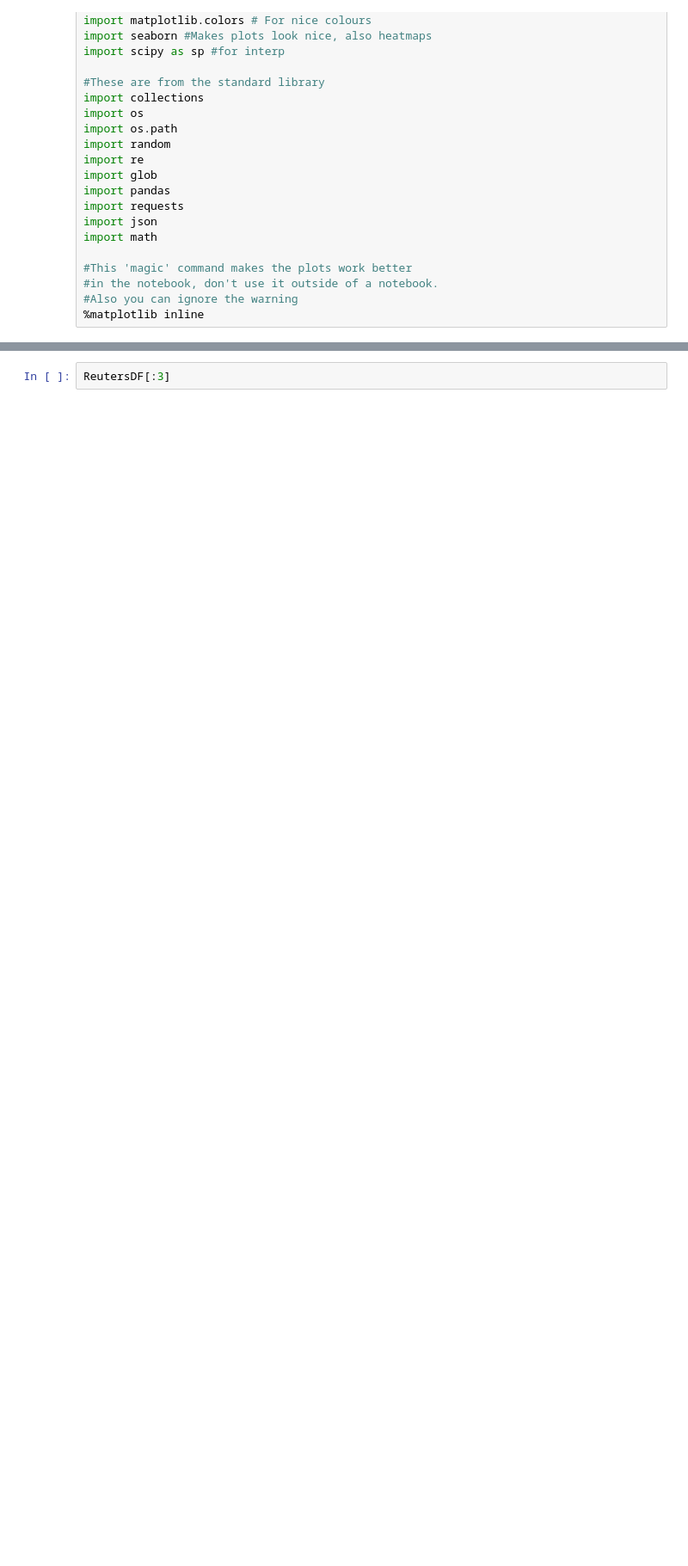
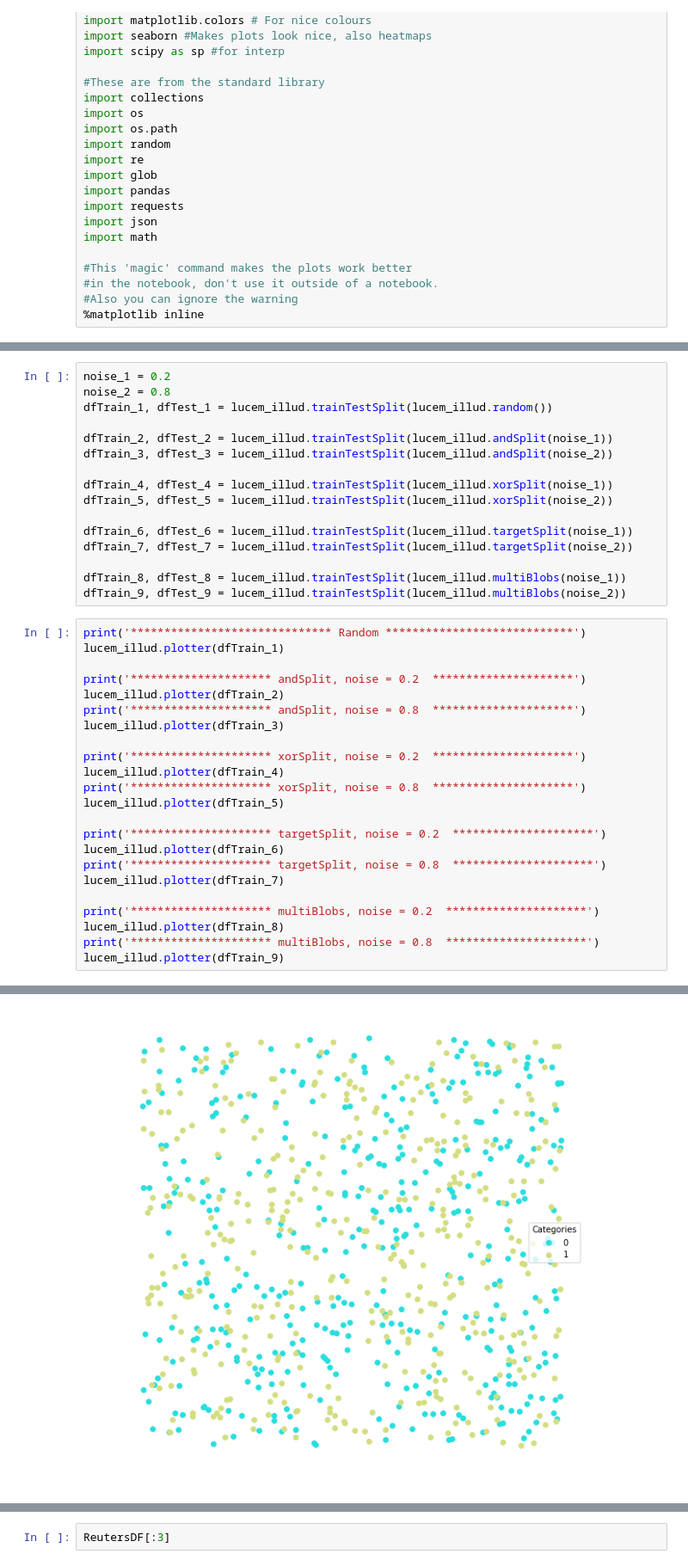
Before and after one commit to sunnyJy/content-analysis-2018, a Jupyter notebook: 6-Classification/Homework 6 by Jingying Bi.ipynb, the cells around one changed output, grey strips where cells are left out. Shown at 86% size. Saved outputs shown, nothing was run; the diff lists cells and outputs as text; blank space fills up the shorter version.

```diff
--- a/6-Classification/Homework 6 by Jingying Bi.ipynb
+++ b/6-Classification/Homework 6 by Jingying Bi.ipynb
@@ -40,0 +118,40 @@ import math
+# %%
+noise_1 = 0.2
+noise_2 = 0.8
+dfTrain_1, dfTest_1 = lucem_illud.trainTestSplit(lucem_illud.random())
+
+dfTrain_2, dfTest_2 = lucem_illud.trainTestSplit(lucem_illud.andSplit(noise_1))
+dfTrain_3, dfTest_3 = lucem_illud.trainTestSplit(lucem_illud.andSplit(noise_2))
+
+dfTrain_4, dfTest_4 = lucem_illud.trainTestSplit(lucem_illud.xorSplit(noise_1))
+dfTrain_5, dfTest_5 = lucem_illud.trainTestSplit(lucem_illud.xorSplit(noise_2))
+
+dfTrain_6, dfTest_6 = lucem_illud.trainTestSplit(lucem_illud.targetSplit(noise_1))
+dfTrain_7, dfTest_7 = lucem_illud.trainTestSplit(lucem_illud.targetSplit(noise_2))
+
+dfTrain_8, dfTest_8 = lucem_illud.trainTestSplit(lucem_illud.multiBlobs(noise_1))
+dfTrain_9, dfTest_9 = lucem_illud.trainTestSplit(lucem_illud.multiBlobs(noise_2))
+# %%
+print('****************************** Random ****************************')
+lucem_illud.plotter(dfTrain_1)
+
+print('********************* andSplit, noise = 0.2  *********************')
+lucem_illud.plotter(dfTrain_2)
+print('********************* andSplit, noise = 0.8  *********************')
+lucem_illud.plotter(dfTrain_3)
+
+print('********************* xorSplit, noise = 0.2  *********************')
+lucem_illud.plotter(dfTrain_4)
+print('********************* xorSplit, noise = 0.8  *********************')
+lucem_illud.plotter(dfTrain_5)
+
+print('********************* targetSplit, noise = 0.2  *********************')
+lucem_illud.plotter(dfTrain_6)
+print('********************* targetSplit, noise = 0.8  *********************')
+lucem_illud.plotter(dfTrain_7)
+
+print('********************* multiBlobs, noise = 0.2  *********************')
+lucem_illud.plotter(dfTrain_8)
+print('********************* multiBlobs, noise = 0.8  *********************')
+lucem_illud.plotter(dfTrain_9)
+# %% [output]
@@ -40,0 +159 @@ import math
+[figure, added]
```
Also changed, not shown: parts of 152 cells of this notebook, 7 other files.
